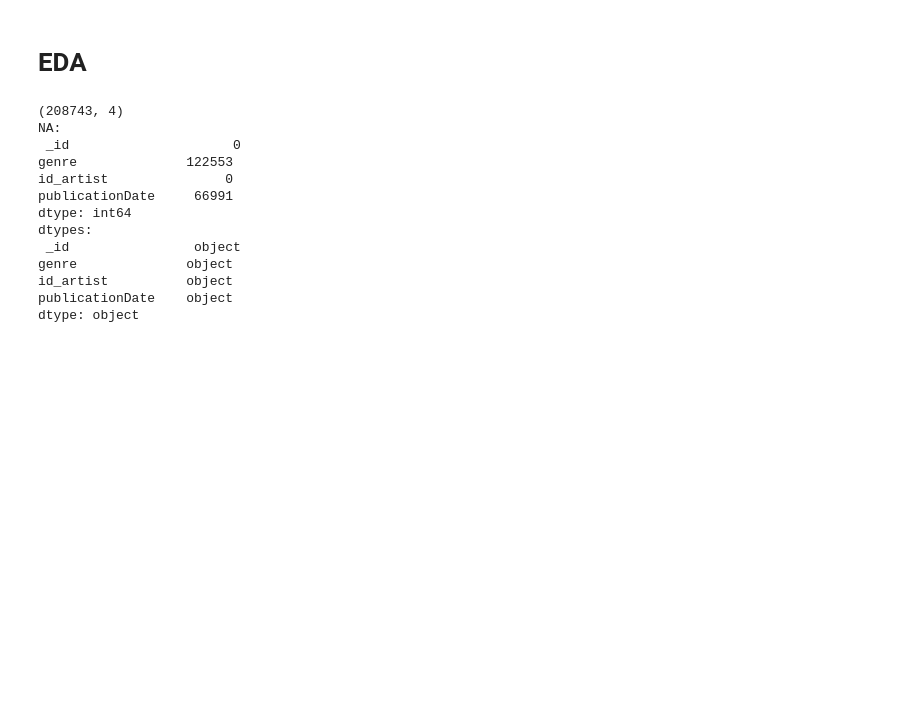
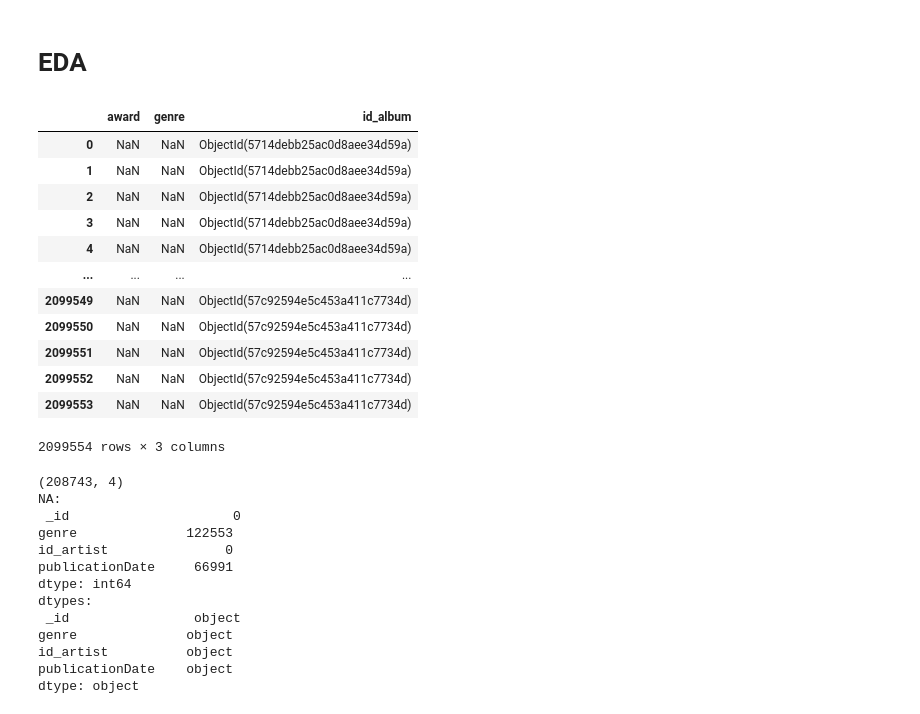
Before and after one commit to jorislimonier/collab-viz, a Jupyter notebook: main.ipynb, the cells around one changed output. Drawn from its saved outputs; the diff is of its cells as text; code cells hidden in the pictures; blank space fills up the shorter version.

Commit message:
select desired columns from datasets

```diff
--- a/main.ipynb
+++ b/main.ipynb
@@ -51,6 +55,22 @@ display("songs", songs_data.head())
 | 4 | NaN | NaN | ObjectId(5714debb25ac0d8aee34d59a) |
 # %% [markdown]
 # EDA
+# %%
+songs_data
+# %% [output]
+|  | award | genre | id_album |
+| 0 | NaN | NaN | ObjectId(5714debb25ac0d8aee34d59a) |
+| 1 | NaN | NaN | ObjectId(5714debb25ac0d8aee34d59a) |
+| 2 | NaN | NaN | ObjectId(5714debb25ac0d8aee34d59a) |
+| 3 | NaN | NaN | ObjectId(5714debb25ac0d8aee34d59a) |
+| 4 | NaN | NaN | ObjectId(5714debb25ac0d8aee34d59a) |
+| ... | ... | ... | ... |
+| 2099549 | NaN | NaN | ObjectId(57c92594e5c453a411c7734d) |
+| 2099550 | NaN | NaN | ObjectId(57c92594e5c453a411c7734d) |
+| 2099551 | NaN | NaN | ObjectId(57c92594e5c453a411c7734d) |
+| 2099552 | NaN | NaN | ObjectId(57c92594e5c453a411c7734d) |
+| 2099553 | NaN | NaN | ObjectId(57c92594e5c453a411c7734d) |
+2099554 rows × 3 columns
 # %%
 print(albums_data.shape)
 print("NA:\n", albums_data.isna().sum())
```
Also changed, not shown: parts of 1 cell of this notebook, 1 other file.
